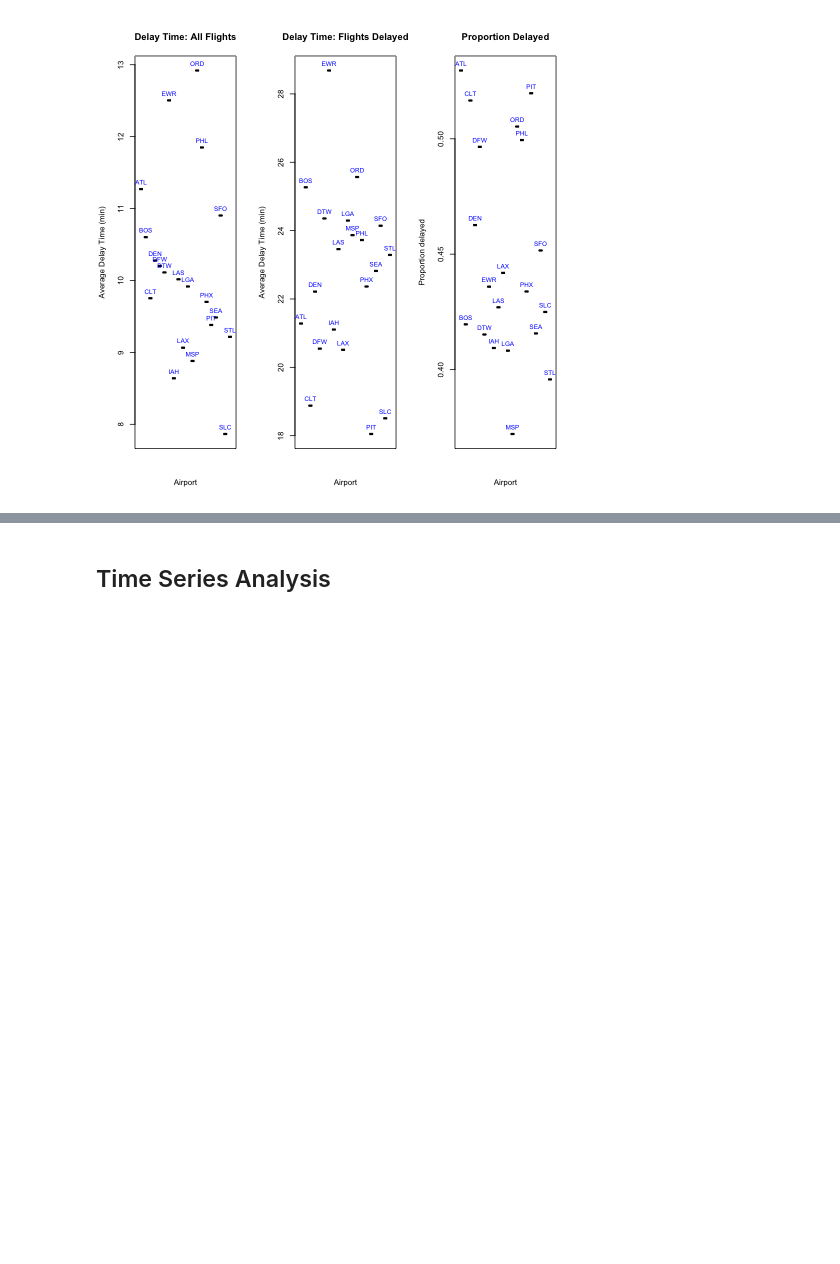
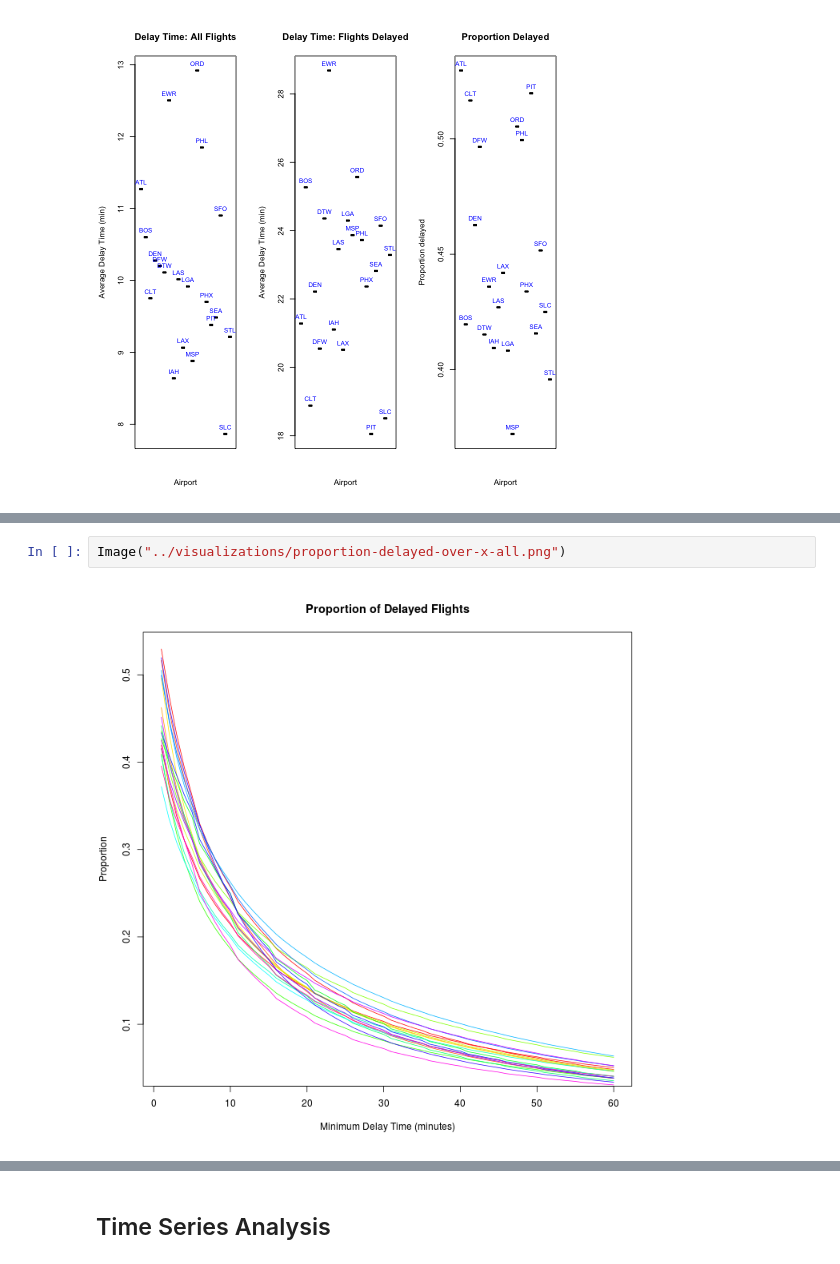
Before and after one commit to steven-hu/data-analysis-template, a Jupyter notebook: notebooks/NB3_data_analysis.ipynb, the cells around one changed output, grey strips where cells are left out. Saved outputs shown, nothing was run; the diff lists cells and outputs as text; blank space fills up the shorter version.

```diff
--- a/notebooks/NB3_data_analysis.ipynb
+++ b/notebooks/NB3_data_analysis.ipynb
@@ -190,0 +251,4 @@ text(table$carriers,table$prop,unique(data$origin),cex=0.8, pos=3,col="blue")
+# %%
+Image("../visualizations/proportion-delayed-over-x-all.png")
+# %% [output]
+[figure, added]
```
Also changed, not shown: parts of 17 cells of this notebook.
